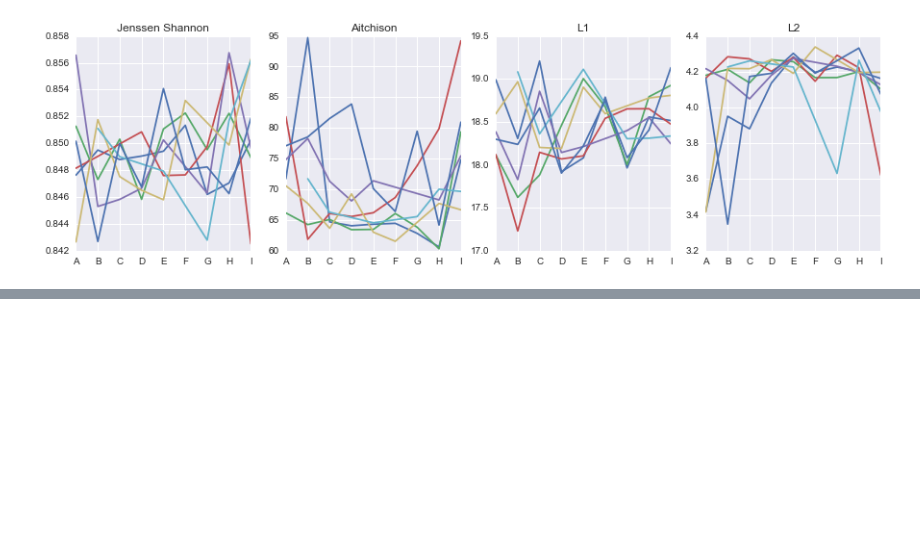
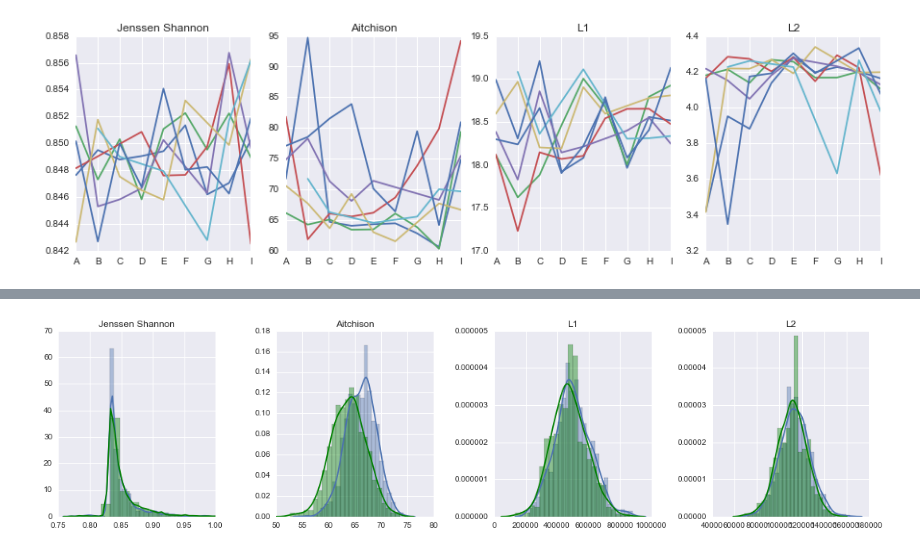
Before and after one commit to afcarl/harsh-storm, a Jupyter notebook: harsh-storm/cheeses/distance-benchmarks.ipynb, the cells around one changed output, grey strips where cells are left out. Cells and saved outputs as stored; diff of their text form; code cells hidden in the pictures; blank space fills up the shorter version.

```diff
--- a/harsh-storm/cheeses/distance-benchmarks.ipynb
+++ b/harsh-storm/cheeses/distance-benchmarks.ipynb
@@ -256,0 +291,51 @@ for name, md in metadata.groupby('grid_row'):
+# %%
+# Scaling function
+def scaling_function(f, x, y, k=100, N=10000):
+    ds = np.zeros(k)
+    for i in range(k):
+        xs = choice(x, size=N)
+        ys = choice(y, size=N)
+        ds[i] = f(xs, ys)
+    return ds
+# %%
+jsd_boots = scaling_function(jsd, x=table.loc['bonde.A7'],
+                             y=table.loc['bonde.E7'], k=1000)
+L1_boots = scaling_function(L1, x=table.loc['bonde.A7'],
+                            y=table.loc['bonde.E7'], k=1000)
+L2_boots = scaling_function(L2, x=table.loc['bonde.A7'],
+                            y=table.loc['bonde.E7'], k=1000)
+aitchison_boots = scaling_function(aitchison, x=table.loc['bonde.A7'],
+                                   y=table.loc['bonde.E7'], k=1000)
+
+jsd_same_boots = scaling_function(jsd, x=table.loc['bonde.E7'],
+                                  y=table.loc['bonde.E7'], k=1000)
+L1_same_boots = scaling_function(L1, x=table.loc['bonde.E7'],
+                                 y=table.loc['bonde.E7'], k=1000)
+L2_same_boots = scaling_function(L2, x=table.loc['bonde.E7'],
+                                 y=table.loc['bonde.E7'], k=1000)
+aitchison_same_boots = scaling_function(aitchison, x=table.loc['bonde.E7'],
+                                        y=table.loc['bonde.E7'], k=1000)
+
+import seaborn as sns
+fig, axes = plt.subplots(1, 4, figsize=(15, 4))
+labels = list('ABCDEFGHI')
+x = np.arange(len(labels))
+
+sns.distplot(jsd_boots, ax=axes[0])
+sns.distplot(jsd_same_boots, ax=axes[0], color='green')
+axes[0].set_title('Jenssen Shannon')
+axes[0].set_xlim([0.75, 1.0])
+sns.distplot(aitchison_boots, ax=axes[1])
+sns.distplot(aitchison_same_boots, ax=axes[1], color='green')
+axes[1].set_title('Aitchison')
+
+sns.distplot(L1_boots, ax=axes[2])
+sns.distplot(L1_same_boots, ax=axes[2], color='green')
+axes[2].set_title('L1')
+
+sns.distplot(L2_boots, ax=axes[3])
+sns.distplot(L2_same_boots, ax=axes[3], color='green')
+axes[3].set_title('L2')
+plt.tight_layout()
+# %% [output]
+[figure, added]
```
Also changed, not shown: parts of 3 cells of this notebook.
